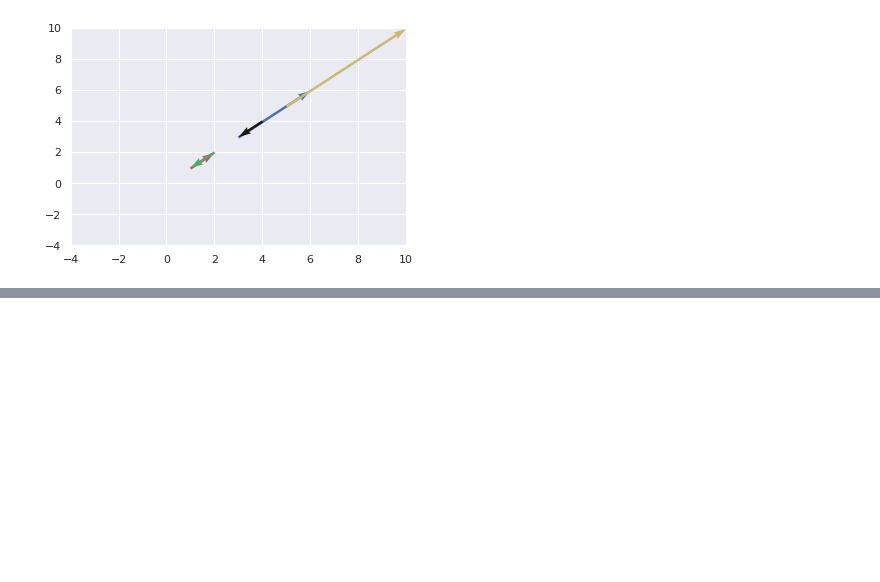
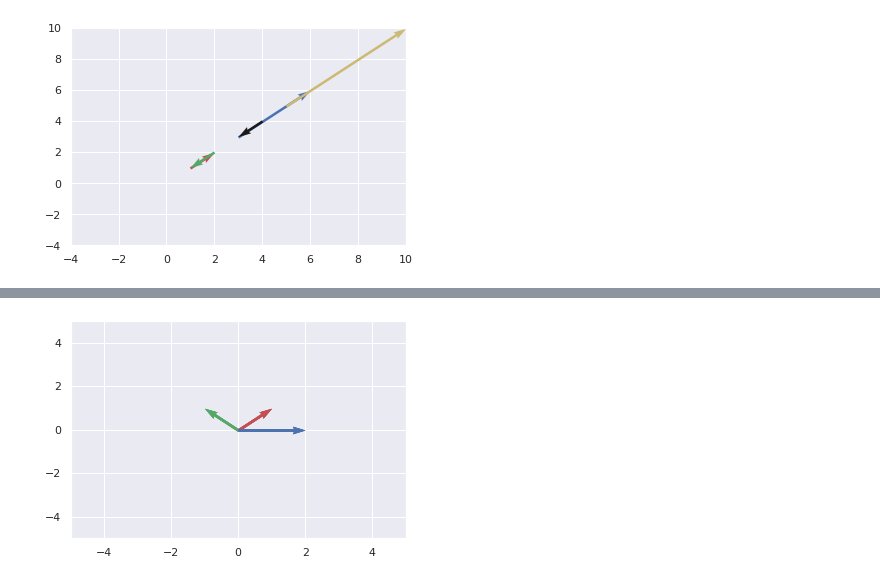
Before and after one commit to aryadeo/arya_test, a Jupyter notebook: vectors.ipynb, the cells around one changed output, grey strips where cells are left out. Cells and saved outputs as stored; diff of their text form; code cells hidden in the pictures; blank space fills up the shorter version.

```diff
--- a/vectors.ipynb
+++ b/vectors.ipynb
@@ -100,0 +137,5 @@ print(x_test)
+# %%
+#substraction is similar
+vector_plot([vector_data[0],vector_data[1],vector_data[0] - vector_data[1]])
+# %% [output]
+[figure, added]
```
Also changed, not shown: parts of 10 cells of this notebook.
